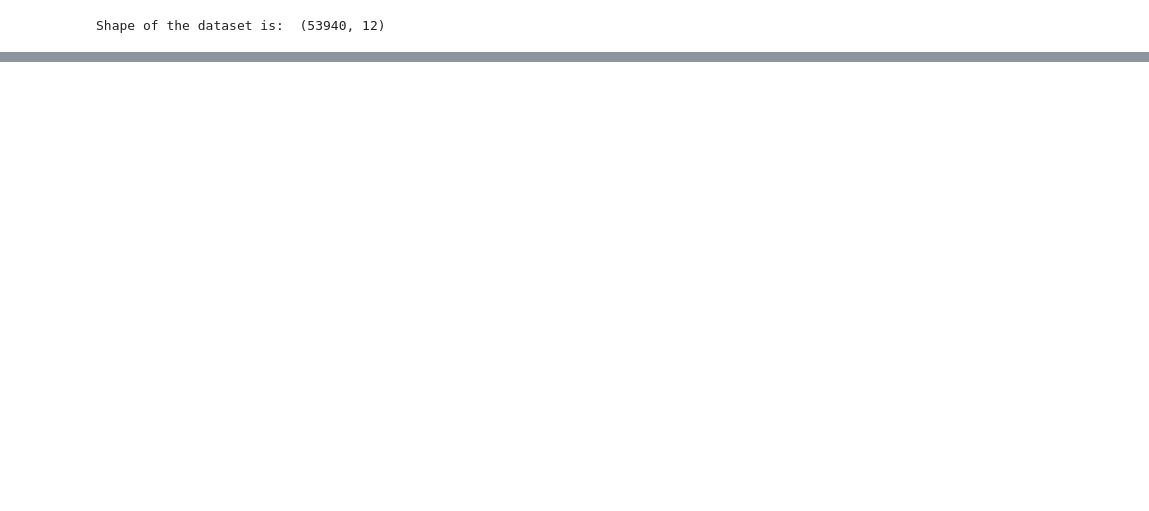
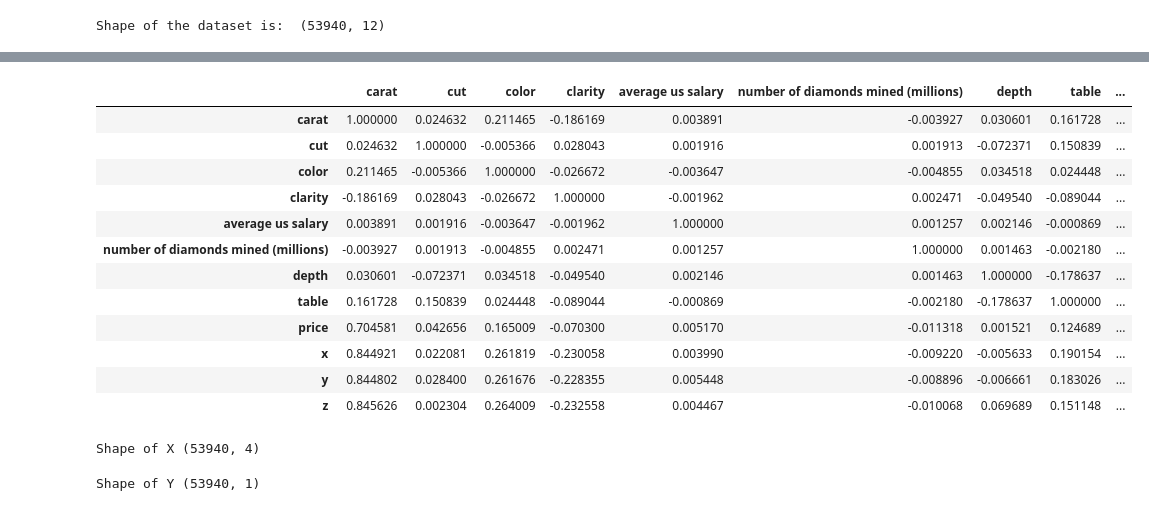
Before and after one commit to Ganesh-Kdt/Classification-and-Regression-Model-From-Scratch, a Jupyter notebook: ganeshdi_sushreen_assignment1_part4.ipynb, the cells around one changed output, grey strips where cells are left out. Drawn from its saved outputs; the diff is of its cells as text; code cells hidden in the pictures; blank space fills up the shorter version.

```diff
--- a/ganeshdi_sushreen_assignment1_part4.ipynb
+++ b/ganeshdi_sushreen_assignment1_part4.ipynb
@@ -56 +58,13 @@ z                                      1433
 dtype: int64
+# %%
+diamond_df['cut']=diamond_df['cut'].fillna(diamond_df['cut'].mode()[0])
+diamond_df['color']=diamond_df['color'].fillna(diamond_df['color'].mode()[0])
+diamond_df['clarity']=diamond_df['clarity'].fillna(diamond_df['clarity'].mode()[0])
+diamond_df['carat']=diamond_df['carat'].fillna(diamond_df['carat'].median())
+diamond_df['depth']=diamond_df['depth'].fillna(diamond_df['depth'].median())
+diamond_df['table']=diamond_df['table'].fillna(diamond_df['table'].median())
+diamond_df['price']=diamond_df['price'].fillna(diamond_df['price'].median())
+diamond_df['x']=diamond_df['x'].fillna(diamond_df['x'].median())
+diamond_df['y']=diamond_df['y'].fillna(diamond_df['y'].median())
+diamond_df['z']=diamond_df['z'].fillna(diamond_df['z'].median())
+diamond_df.isna().sum()
@@ -56,0 +85,9 @@ dtype: int64
+# %%
+def upperCase(value):
+    return value.upper()
+def lowerCase(value):
+    return value.lower()
+diamond_df['cut']=diamond_df['cut'].apply(lowerCase)
+diamond_df['color']=diamond_df['color'].apply(upperCase)
+diamond_df['clarity']=diamond_df['clarity'].apply(upperCase)
+diamond_df
@@ -56,0 +148,20 @@ dtype: int64
+# %%
+#converting categorical data to numerical data
+diamond_df['cut']=pd.Categorical(diamond_df['cut']).codes
+diamond_df['color']=pd.Categorical(diamond_df['color']).codes
+diamond_df['clarity']=pd.Categorical(diamond_df['clarity']).codes
+diamond_df.corr() #printing the correlation matrix to find the impact of various parameters on the target variable
+# %% [output]
+|  | carat | cut | color | clarity | average us salary | number of diamonds mined (millions) | depth | table | ... |
+| carat | 1.000000 | 0.024632 | 0.211465 | -0.186169 | 0.003891 | -0.003927 | 0.030601 | 0.161728 | ... |
+| cut | 0.024632 | 1.000000 | -0.005366 | 0.028043 | 0.001916 | 0.001913 | -0.072371 | 0.150839 | ... |
+| color | 0.211465 | -0.005366 | 1.000000 | -0.026672 | -0.003647 | -0.004855 | 0.034518 | 0.024448 | ... |
+| clarity | -0.186169 | 0.028043 | -0.026672 | 1.000000 | -0.001962 | 0.002471 | -0.049540 | -0.089044 | ... |
+| average us salary | 0.003891 | 0.001916 | -0.003647 | -0.001962 | 1.000000 | 0.001257 | 0.002146 | -0.000869 | ... |
+| number of diamonds mined (millions) | -0.003927 | 0.001913 | -0.004855 | 0.002471 | 0.001257 | 1.000000 | 0.001463 | -0.002180 | ... |
+| depth | 0.030601 | -0.072371 | 0.034518 | -0.049540 | 0.002146 | 0.001463 | 1.000000 | -0.178637 | ... |
+| table | 0.161728 | 0.150839 | 0.024448 | -0.089044 | -0.000869 | -0.002180 | -0.178637 | 1.000000 | ... |
+| price | 0.704581 | 0.042656 | 0.165009 | -0.070300 | 0.005170 | -0.011318 | 0.001521 | 0.124689 | ... |
+| x | 0.844921 | 0.022081 | 0.261819 | -0.230058 | 0.003990 | -0.009220 | -0.005633 | 0.190154 | ... |
+| y | 0.844802 | 0.028400 | 0.261676 | -0.228355 | 0.005448 | -0.008896 | -0.006661 | 0.183026 | ... |
+| z | 0.845626 | 0.002304 | 0.264009 | -0.232558 | 0.004467 | -0.010068 | 0.069689 | 0.151148 | ... |
@@ -56,0 +173,8 @@ dtype: int64
+# %%
+print('Shape of X', X.shape) #X is in the shape of 𝑁 x 𝑑 where 𝑁 is number of data samples and 𝑑 is number of features.
+# %% [output]
+Shape of X (53940, 4)
+# %%
+print('Shape of Y', Y.shape) #Y is in the shape of 𝑁 x 1 where 𝑁 is number of data samples.
+# %% [output]
+Shape of Y (53940, 1)
```
Also changed, not shown: parts of 21 cells of this notebook.
